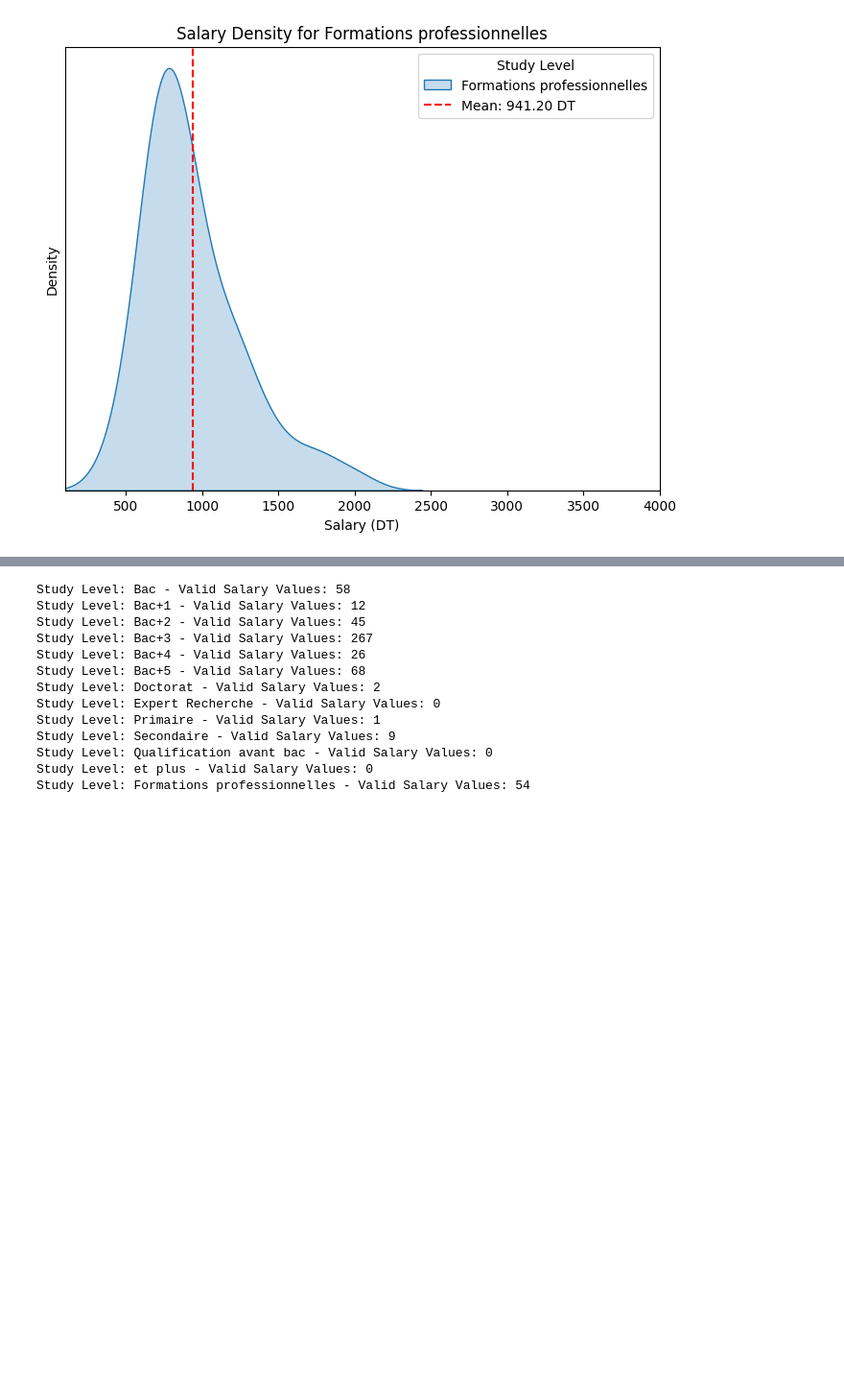
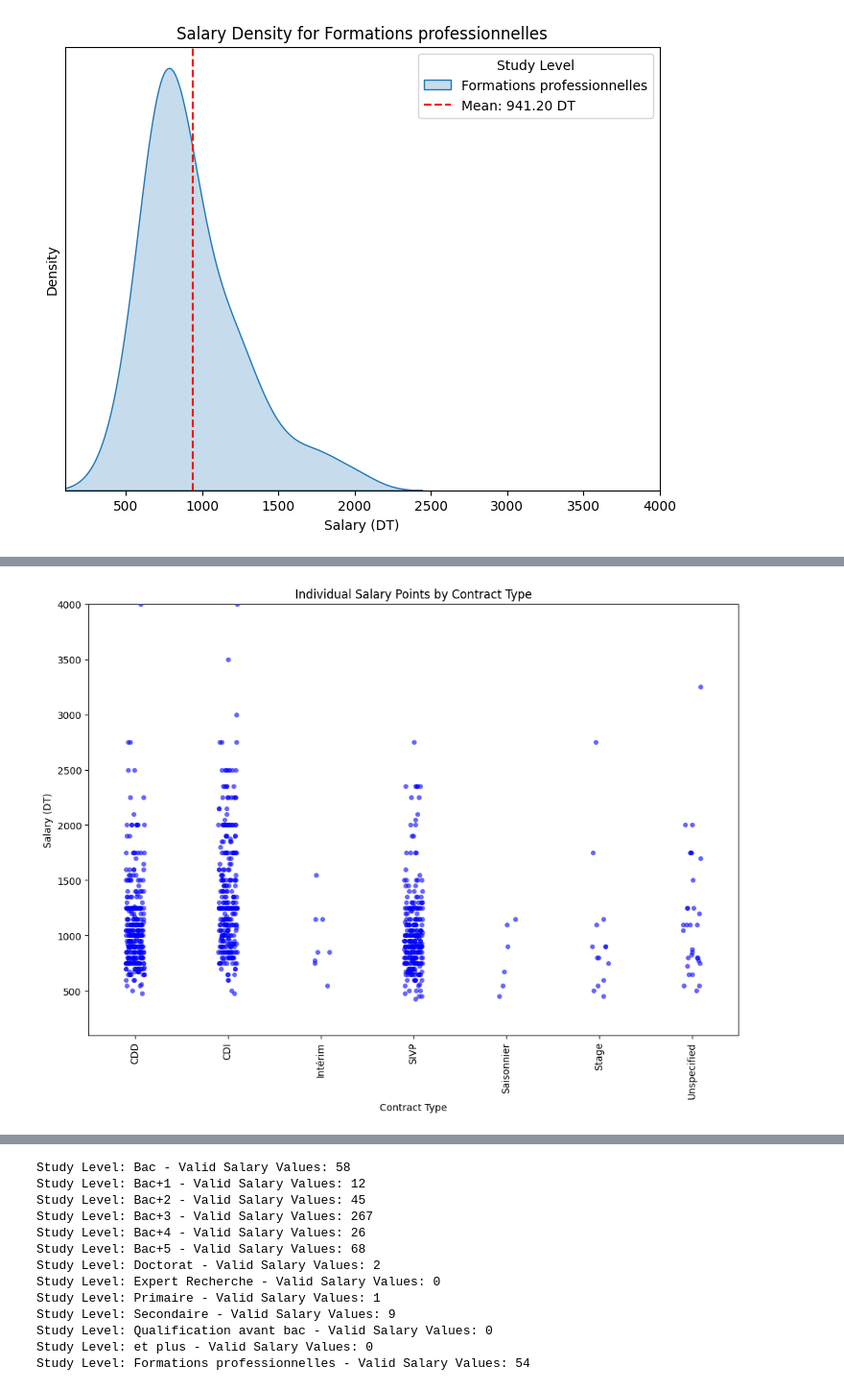
Before and after one commit to ImtiezMrad/ML-project, a Jupyter notebook: tanitjobsscrapper/data_preparation.ipynb, the cells around one changed output, grey strips where cells are left out. Shown at 96% size. Saved outputs shown, nothing was run; the diff lists cells and outputs as text; code cells hidden in the pictures; blank space fills up the shorter version.

```diff
--- a/tanitjobsscrapper/data_preparation.ipynb
+++ b/tanitjobsscrapper/data_preparation.ipynb
@@ -667,0 +900,66 @@ Name: Study Level, Length: 542, dtype: object
+# %%
+import matplotlib.pyplot as plt
+import seaborn as sns
+import pandas as pd
+import numpy as np
+import re
+
+# Process the salary function
+def process_salary(salary):
+    if salary is None or pd.isna(salary) or "DT / Mois" not in salary:
+        return np.nan
+    salary = salary.replace(" DT / Mois", "").replace(",", ".")
+    if "-" in salary:
+        try:
+            low, high = map(float, salary.split(" - "))
+            if low <= 100 or high <= 100:  # Outliers
+                return np.nan
+            return (low + high) / 2
+        except ValueError:
+            return np.nan
+    else:
+        try:
+            value = float(salary)
+            if value <= 100:  # Outliers
+                return np.nan
+            return value
+        except ValueError:
+            return np.nan
+
+# Apply the processing on the salary column
+combined_df["Processed_Salary"] = combined_df["Salary"].apply(process_salary)
+
+# Filter out rows with invalid salary data
+valid_salaries = combined_df.dropna(subset=["Processed_Salary"])
+
+# List of unique contract types
+unique_contract_types = ['Alternance', 'CDD', 'CDI', 'Fonction publique', 'Indépendant-Freelance',
+                         'Intérim', 'Stage-PFE', 'SIVP', 'Saisonnier', 'Stage', 'Statutaire',
+                         'Temps partiel', 'Unspecified']
+
+# Create a strip plot for salary values by contract type
+# Loop through each contract type for plotting
+plt.figure(figsize=(12, 8))  # Set the figure size for better visualization
+
+for contract_type in unique_contract_types:
+    # Filter the valid salaries for the current contract type
+    contract_type_data = valid_salaries[valid_salaries["Contract Type"].str.contains(contract_type, case=False, na=False)]
+
+    # Check if there are valid salaries for this contract type
+    if contract_type_data['Processed_Salary'].notna().any():
+        # Plot the individual salary points using stripplot
+        sns.stripplot(x=[contract_type] * len(contract_type_data),
+                      y=contract_type_data['Processed_Salary'],
+                      jitter=True, color='blue', alpha=0.6)
+
+# Customize the plot
+plt.title('Individual Salary Points by Contract Type')
+plt.xlabel('Contract Type')
+plt.ylabel('Salary (DT)')
+plt.xticks(rotation=90)  # Rotate x-axis labels to avoid overlap
+plt.ylim(100, 4000)  # Limit the salary range for better visualization
+
+# Show the plot
+plt.show()
+# %% [output]
+[figure, added]
```
Also changed, not shown: parts of 8 cells of this notebook, 2 other files.
